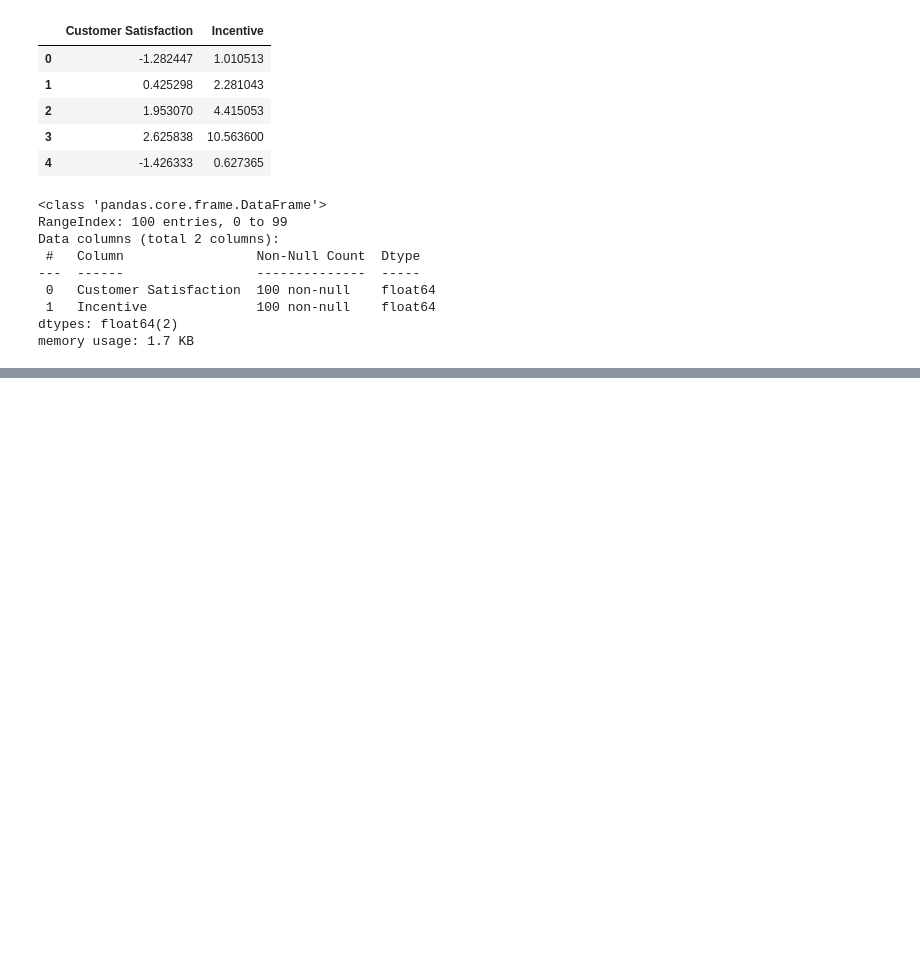
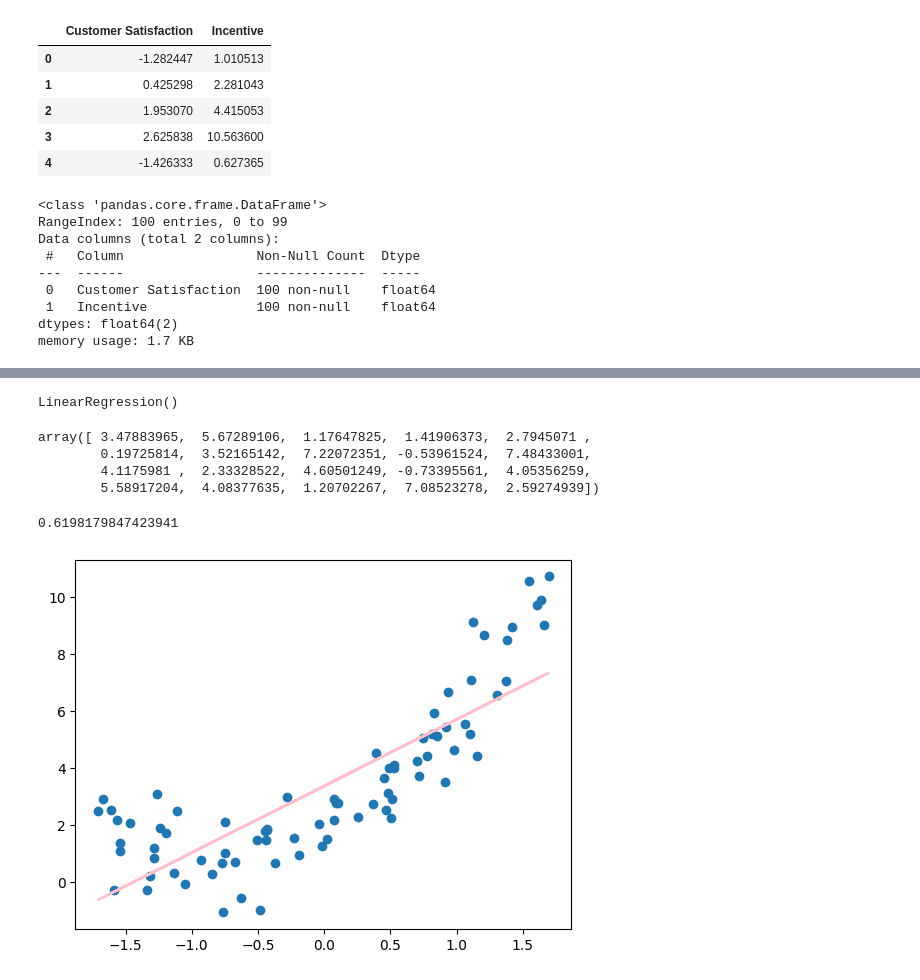
Before and after one commit to sudeturan/Machine-Learning-Road, a Jupyter notebook: Customer_Dataset/Customer_Dataset.ipynb, the cells around one changed output, grey strips where cells are left out. Drawn from its saved outputs; the diff is of its cells as text; code cells hidden in the pictures; blank space fills up the shorter version.

```diff
--- a/Customer_Dataset/Customer_Dataset.ipynb
+++ b/Customer_Dataset/Customer_Dataset.ipynb
@@ -43,0 +73,28 @@ memory usage: 1.7 KB
+# %%
+scaler=StandardScaler()
+X_train=scaler.fit_transform(X_train)
+X_test=scaler.transform(X_test)
+# %%
+lr.fit(X_train, y_train)
+# %% [output]
+LinearRegression()
+# %%
+#predictions
+y_pred=lr.predict(X_test)
+y_pred
+# %% [output]
+array([ 3.47883965,  5.67289106,  1.17647825,  1.41906373,  2.7945071 ,
+        0.19725814,  3.52165142,  7.22072351, -0.53961524,  7.48433001,
+        4.1175981 ,  2.33328522,  4.60501249, -0.73395561,  4.05356259,
+        5.58917204,  4.08377635,  1.20702267,  7.08523278,  2.59274939])
+# %%
+r2_score=r2_score(y_test, y_pred)
+r2_score
+# %% [output]
+0.6198179847423941
+# %%
+plt.scatter(X_train, y_train)
+plt.plot(X_train, lr.predict(X_train), color="pink")
+plt.show()
+# %% [output]
+[figure, added]
```
Also changed, not shown: parts of 18 cells of this notebook, 3 other files.
